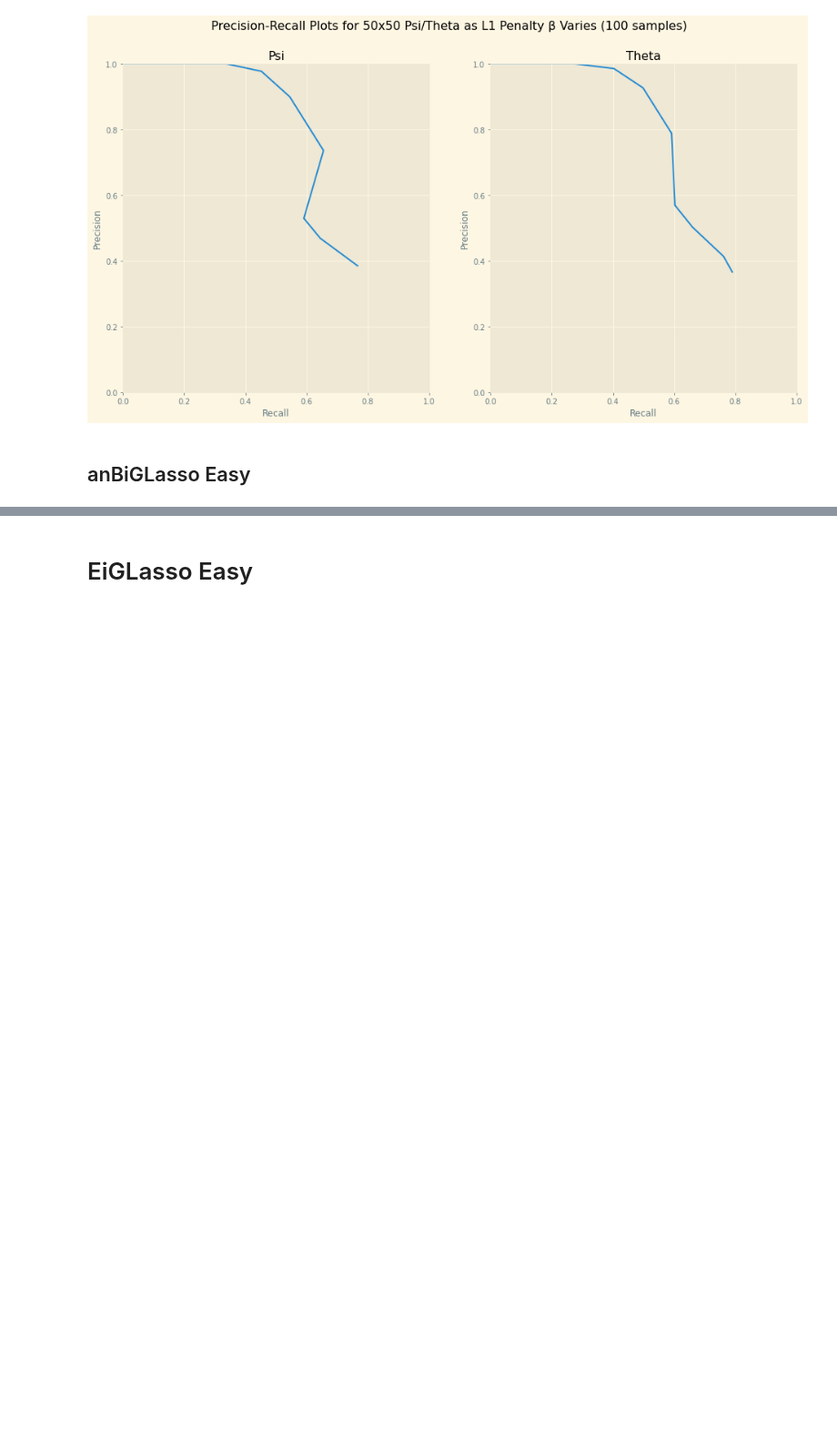
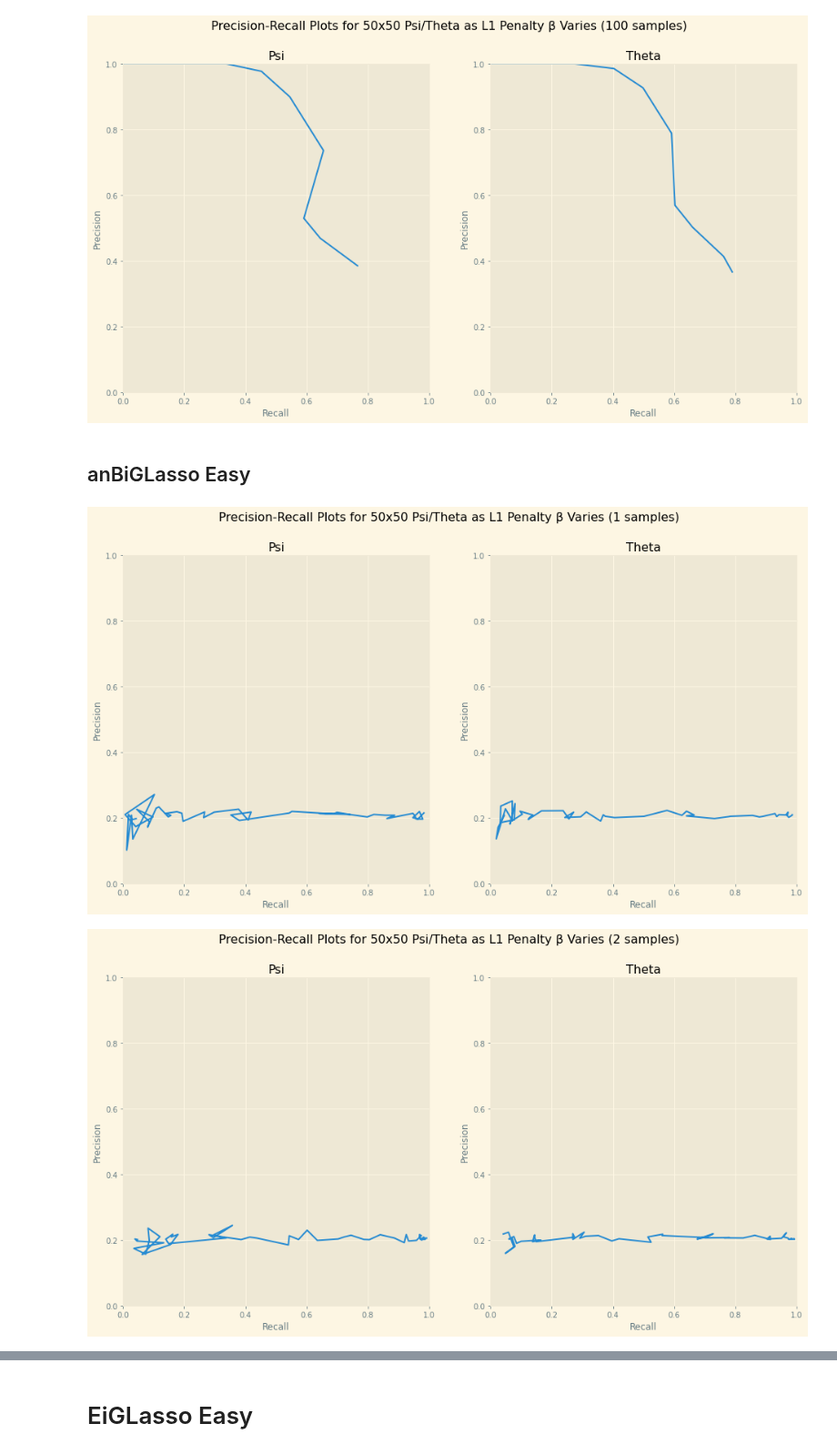
Before and after one commit to BaileyAndrew/antGLasso-Implementation, a Jupyter notebook: Python Implementation/Notebooks/compare_samples.ipynb, the cells around one changed output, grey strips where cells are left out. Shown at 91% size. Saved outputs shown, nothing was run; the diff lists cells and outputs as text; code cells hidden in the pictures; blank space fills up the shorter version.

```diff
--- a/Python Implementation/Notebooks/compare_samples.ipynb
+++ b/Python Implementation/Notebooks/compare_samples.ipynb
@@ -55,32 +55,35 @@ for idx, m in enumerate(samples):
 # %%
 # How does choice of betas and matrix size affect results?
 # on 'easy' data
 # =================== for scBiGLasso ================
-samples = [100]#[1, 2, 5, 10, 20, 50, 100]
+samples = [1, 2, 5, 10, 20, 50, 100]
 betas = [
-    #10**np.arange(0, 5, 0.1), # 50
-    #10**np.arange(0, 5, 0.1),
+    10**np.arange(0, 5, 0.1), # 50
+    10**np.arange(0, 5, 0.1),
     10**np.arange(-4, -1, 0.1),
     10**np.arange(-4, -1, 0.1),
     10**np.arange(-4, -1, 0.1),
     10**np.arange(-4, -1, 0.1),
     10**np.arange(-4, -1, 0.1)
 ]
 vary_sizes_experiment = dict({})
 for idx, m in enumerate(samples):
     fig, axs, dicts = create_precision_recall_curves(
         betas[idx],
         m,
         50,
-        attempts=10,
+        attempts=50,
         indices_to_highlight=[],
         alg="anBiGLasso",
         df_scale=2,
         B_approx_iters=10,
         cm_mode='Nonzero'
     )
     fig.savefig(
         f'../../Plots/Vary Samples - anBiGLasso - Easy/Precision-Recall-Vary-Samples-{m}'
     )
     display(fig) # Force figure to display NOW (`fig.show()` does not do this)
     plt.close(fig) # Suppress double-displaying the figure
+# %% [output]
+[figure, added]
+[figure, added]
```
Also changed, not shown: parts of 1 cell of this notebook, 13 other files.
